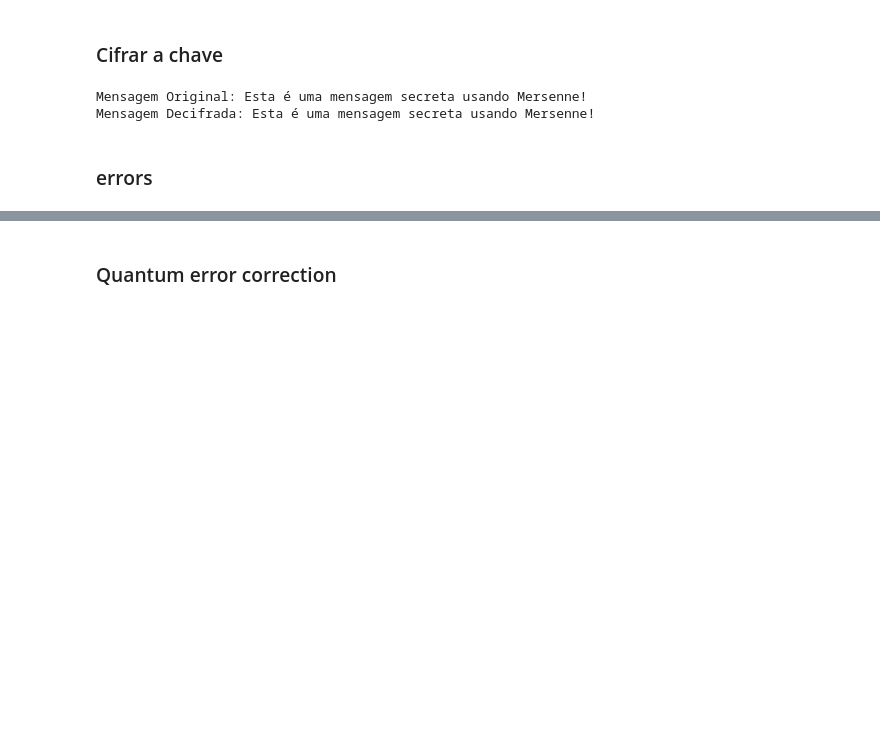
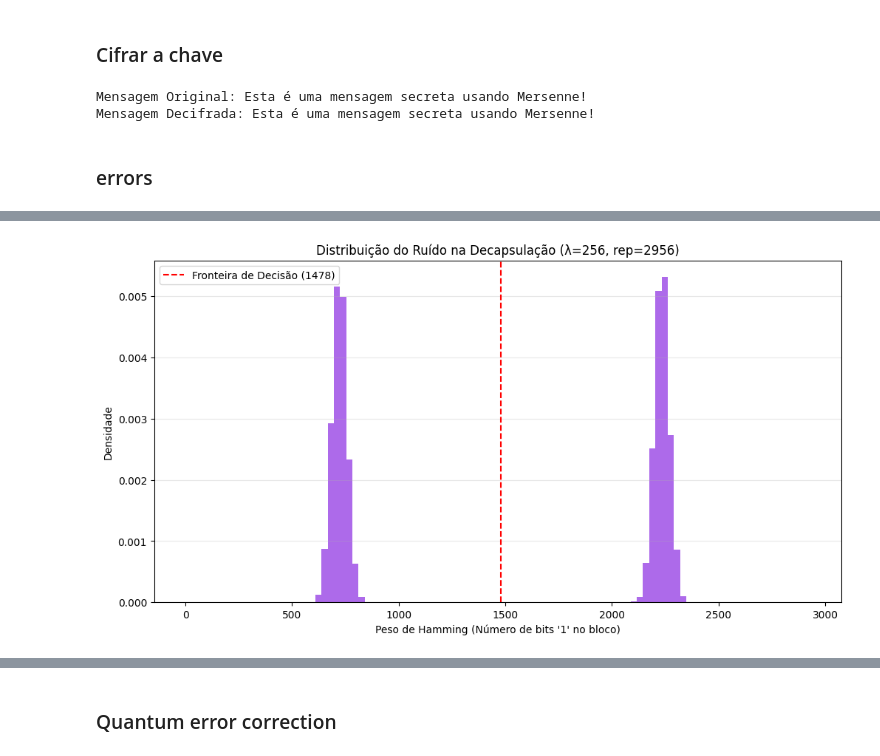
Before and after one commit to giljorge0/Quantum-safe-AJPS-crypto, a Jupyter notebook: Mersenne Prime Cryptosystem.ipynb, the cells around one changed output, grey strips where cells are left out. Saved outputs shown, nothing was run; the diff lists cells and outputs as text; code cells hidden in the pictures; blank space fills up the shorter version.

```diff
--- a/Mersenne Prime Cryptosystem.ipynb
+++ b/Mersenne Prime Cryptosystem.ipynb
@@ -475,8 +433,8 @@ def get_mersenne_exponent(h):
     Finds the smallest Mersenne exponent n such that n > 10 * h^2.
     Common Mersenne exponents: 31, 61, 127, 521, 607, 1279, 2203, 2281, 3217, 4253, 4423, 9689, 9941, 11213, 19937...
     """
-    numbers = [4,5,6,7,8,9,10,11,12,13,14,15,16]
-    mersenne_exponents = [2**i - 1 for i in numbers if is_prime(2**i - 1)]
+    # A list of known Mersenne exponents
+    mersenne_exponents = [31, 61, 127, 521, 607, 1279, 2203, 2281, 3217, 4253, 4423, 9689, 9941, 11213, 19937, 21701]
 
     n_min = 10 * (h**2)
 
@@ -508,6 +466,8 @@ def generate_keys(lambda_param):
     R = secrets.randbits(n)
 
     # 4. pk := (R, T) where T = (F * R + G) mod p
+    # In Mersenne arithmetic, (x * y) % p can be optimized,
+    # but Python's % handles large integers automatically.
     T = (F * R + G) % p
 
     return (R, T), F, n, p, h
@@ -616,8 +576,7 @@ def repetition_decode(c_star, k, n):
     return decoded
 
 def get_mersenne_exponent(h):
-    numbers = [4,5,6,7,8,9,10,11,12,13,14,15,16]
-    mersenne_exponents = [2**i - 1 for i in numbers if is_prime(2**i - 1)]
+    mersenne_exponents = [31, 61, 127, 521, 607, 1279, 2203, 2281, 3217, 4253, 4423, 9689, 9941, 11213, 19937]
     n_min = 10 * (h**2)
     for n in mersenne_exponents:
         if n >= n_min:
@@ -928 +918,70 @@ Taxa de erro (δ): 0.000000
 0.0
+# %%
+import matplotlib.pyplot as plt
+import time
+
+# =============================================================================
+# Distribuição de Densidade dos Pesos de Hamming (gmpy2 Otimizado)
+# =============================================================================
+
+def repetition_decode_with_weights_gmpy2(c_star_mpz, k, n):
+    """Extrai os bits decifrados E os pesos de Hamming observados em cada bloco."""
+    rep = n // k
+    decoded = 0
+    weights = []
+    mask = (gmpy2.mpz(1) << rep) - gmpy2.mpz(1)
+
+    for i in range(k):
+        block = (c_star_mpz >> (i * rep)) & mask
+        w = gmpy2.popcount(block)
+        weights.append(w)
+        if w > (rep // 2):
+            decoded |= (1 << i)
+    return decoded, weights
+
+def run_simulation_gmpy2(iterations=50, lambda_sec=256):
+    print(f"Iniciando simulação: {iterations} iterações (gmpy2)...")
+    t_start = time.time()
+
+    pk_sim, sk_sim, n_sim, p_sim, h_sim = generate_keys(lambda_sec)
+    rep_size = n_sim // lambda_sec
+    all_observed_weights = []
+
+    for i in range(iterations):
+        # Usando as tuas funções otimizadas existentes
+        (C1, C2), K = key_encapsulation(pk_sim, lambda_sec, n_sim, p_sim, h_sim)
+
+        # Decapsulamento (Extração apenas para o gráfico)
+        val_to_decode = ((sk_sim * C1) % p_sim) ^ C2
+        _, weights = repetition_decode_with_weights_gmpy2(val_to_decode, lambda_sec, n_sim)
+
+        all_observed_weights.extend(weights)
+
+        if (i + 1) % 10 == 0:
+            print(f"Progresso: {i + 1}/{iterations} ({time.time()-t_start:.1f}s)")
+
+    return all_observed_weights, rep_size
+
+# --- [Execução e Gráfico] ---
+L_SEC_PLOT = 256
+ITERACOES_PLOT = 50
+
+pesos, rep_size = run_simulation_gmpy2(iterations=ITERACOES_PLOT, lambda_sec=L_SEC_PLOT)
+
+plt.figure(figsize=(12, 6))
+# Dinamicamente ajusta as barras (bins) de acordo com o tamanho da repetição
+plt.hist(pesos, bins=range(0, rep_size, max(1, rep_size//100)), density=True, color='blueviolet', alpha=0.7)
+
+# Linha teórica do limite de decisão
+plt.axvline(x=rep_size/2, color='red', linestyle='--', label=f'Fronteira de Decisão ({rep_size//2})')
+
+plt.title(f"Distribuição do Ruído na Decapsulação (λ={L_SEC_PLOT}, rep={rep_size})")
+plt.xlabel("Peso de Hamming (Número de bits '1' no bloco)")
+plt.ylabel("Densidade")
+plt.legend()
+plt.grid(axis='y', alpha=0.3)
+plt.show()
+
+print("Nota: Quanto mais longe do limite vermelho (rep/2) os dados estiverem, ")
+print("maior é a garantia matemática de que a chave extraída está perfeitamente correta.")
+# %% [output]
@@ -928,0 +994 @@ Taxa de erro (δ): 0.000000
+[figure, added]
```
Also changed, not shown: parts of 20 cells of this notebook.
